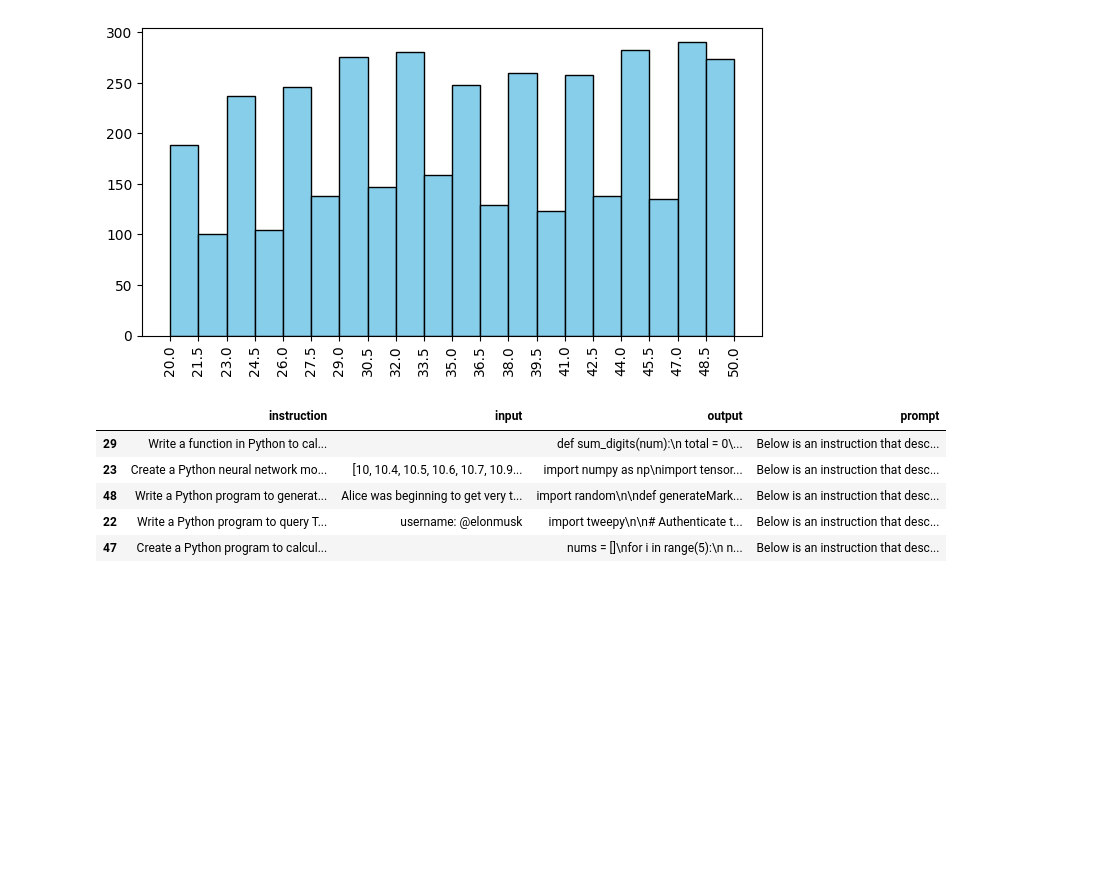
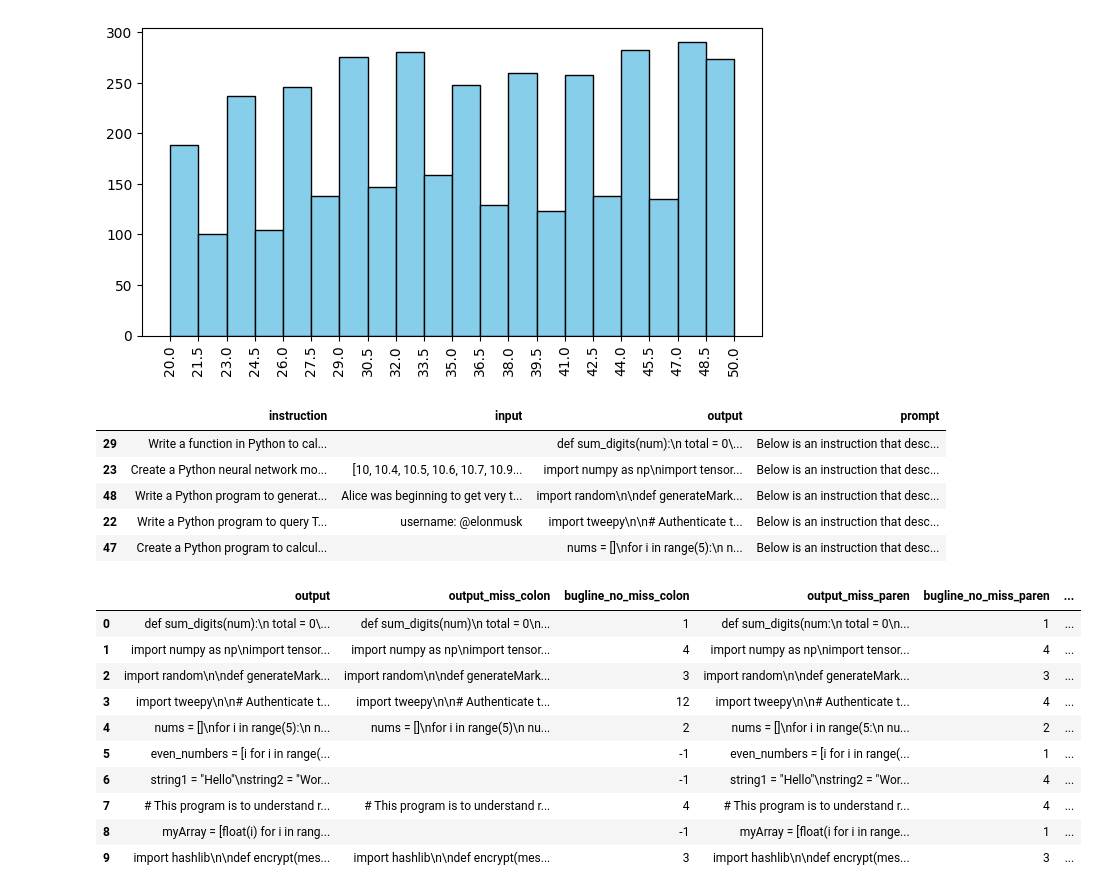
Before and after one commit to gandhi-taha/Thesis_NLP, a Jupyter notebook: Data/Notebooks/data_processing.ipynb, the cells around one changed output. Drawn from its saved outputs; the diff is of its cells as text; code cells hidden in the pictures; blank space fills up the shorter version.

```diff
--- a/Data/Notebooks/data_processing.ipynb
+++ b/Data/Notebooks/data_processing.ipynb
@@ -75,0 +169,57 @@ Avg tokens: 35.66
+# %%
+# Ensure the function names in the transformations match the actual function names
+transformations = [
+    ('miss_colon', 'output_miss_colon', 'bugline_no_miss_colon'),
+    ('miss_paren', 'output_miss_paren', 'bugline_no_miss_paren'),
+    ('miss_quote', 'output_miss_quote', 'bugline_no_miss_quote'),
+    ('miss_comma', 'output_miss_comma', 'bugline_no_miss_comma'),
+    ('mismatch_quote', 'output_mismatch_quote', 'bugline_no_mismatch_quote'),
+    ('mismatch_bracket', 'output_mismatch_bracket', 'bugline_no_mismatch_bracket'),
+    ('kw_as_ident', 'output_kw_as_ident', 'bugline_no_kw_as_ident')
+]
+
+# Apply transformations in a loop
+for func_name, output_col, line_col in transformations:
+    # Apply the function and unpack the results into 'modified', 'new_code', 'line_number'
+    df_alpa_filter[['modified', 'new_code', 'line_number']] = df_alpa_filter['output'].apply(lambda x: globals()[func_name](x)).apply(pd.Series)
+
+    # Update the respective columns if modifications were made
+    df_alpa_filter.loc[df_alpa_filter['modified'], output_col] = df_alpa_filter['new_code']
+    df_alpa_filter.loc[df_alpa_filter['modified'], line_col] = df_alpa_filter['line_number']
+
+    # Drop temporary columns after processing
+    df_alpa_filter.drop(['modified', 'new_code', 'line_number'], axis=1, inplace=True)
+# %%
+df_alpa_filter.drop(['instruction', 'input', 'prompt'], axis=1, inplace=True)
+# %%
+# Fill NaN values for string columns
+str_columns = [
+    'output_miss_colon', 'output_miss_paren', 'output_miss_quote',
+    'output_miss_comma', 'output_mismatch_quote', 'output_mismatch_bracket',
+    'output_kw_as_ident'
+]
+df_alpa_filter[str_columns] = df_alpa_filter[str_columns].fillna('').astype(str)
+
+# Fill NaN values for integer columns
+int_columns = [
+    'bugline_no_miss_colon', 'bugline_no_miss_paren',
+    'bugline_no_miss_quote', 'bugline_no_miss_comma',
+    'bugline_no_mismatch_quote', 'bugline_no_mismatch_bracket',
+    'bugline_no_kw_as_ident'
+]
+df_alpa_filter[int_columns] = df_alpa_filter[int_columns].fillna(-1).astype(int)
+# %%
+
+df_alpa_filter.head(10)
+# %% [output]
+|  | output | output_miss_colon | bugline_no_miss_colon | output_miss_paren | bugline_no_miss_paren | ... |
+| 0 | def sum_digits(num):\n total = 0\... | def sum_digits(num)\n total = 0\n... | 1 | def sum_digits(num:\n total = 0\n... | 1 | ... |
+| 1 | import numpy as np\nimport tensor... | import numpy as np\nimport tensor... | 4 | import numpy as np\nimport tensor... | 4 | ... |
+| 2 | import random\n\ndef generateMark... | import random\n\ndef generateMark... | 3 | import random\n\ndef generateMark... | 3 | ... |
+| 3 | import tweepy\n\n# Authenticate t... | import tweepy\n\n# Authenticate t... | 12 | import tweepy\n\n# Authenticate t... | 4 | ... |
+| 4 | nums = []\nfor i in range(5):\n n... | nums = []\nfor i in range(5)\n nu... | 2 | nums = []\nfor i in range(5:\n nu... | 2 | ... |
+| 5 | even_numbers = [i for i in range(... |  | -1 | even_numbers = [i for i in range(... | 1 | ... |
+| 6 | string1 = "Hello"\nstring2 = "Wor... |  | -1 | string1 = "Hello"\nstring2 = "Wor... | 4 | ... |
+| 7 | # This program is to understand r... | # This program is to understand r... | 4 | # This program is to understand r... | 4 | ... |
+| 8 | myArray = [float(i) for i in rang... |  | -1 | myArray = [float(i for i in range... | 1 | ... |
+| 9 | import hashlib\n\ndef encrypt(mes... | import hashlib\n\ndef encrypt(mes... | 3 | import hashlib\n\ndef encrypt(mes... | 3 | ... |
```
Also changed, not shown: parts of 7 cells of this notebook, 1 other file.
